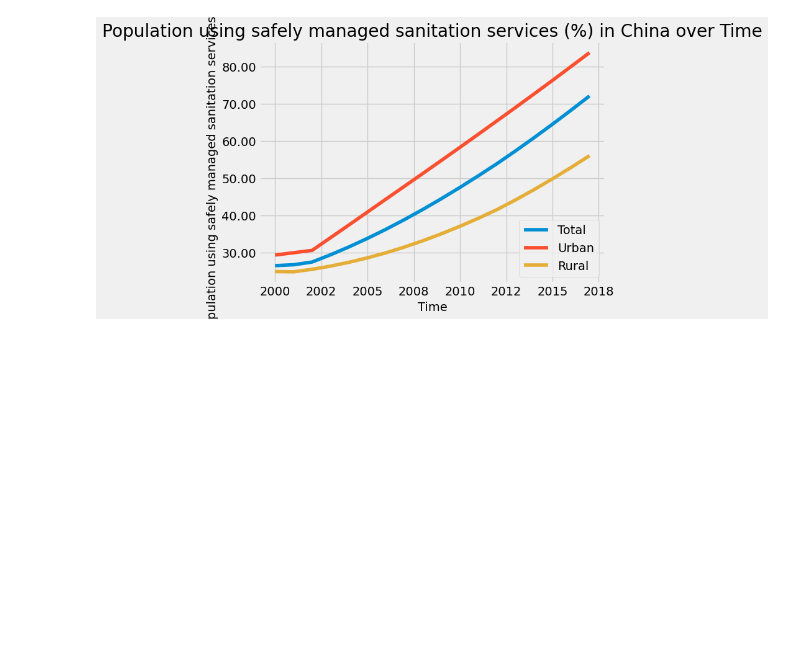
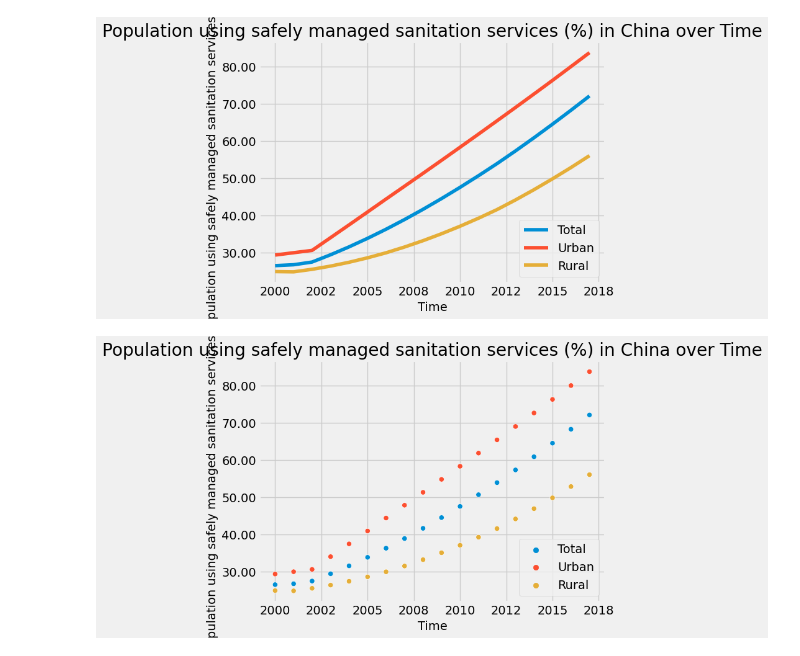
Before and after one commit to violetbi/sds-271-fp, a Jupyter notebook: prototype.ipynb, the cells around one changed output. Drawn from its saved outputs; the diff is of its cells as text; code cells hidden in the pictures; blank space fills up the shorter version.

```diff
--- a/prototype.ipynb
+++ b/prototype.ipynb
@@ -53,6 +53,32 @@ def lineplot(df, location):
     plt.title(f"{df.Indicator[0]} in {location} over Time")
     plt.style.use('fivethirtyeight')
     plt.show()
+
+# scatterplot
+def scatterplot(df, location):
+    mask = df["Location"] == location
+    df_location = df[mask]
+    sns.scatterplot(data=df_location, x='Period', y='First Tooltip', hue = "Dim1")
+    plt.gca().xaxis.set_major_formatter(ticker.StrMethodFormatter("{x:.0f}"))
+    plt.gca().yaxis.set_major_formatter(ticker.StrMethodFormatter("{x:.2f}"))
+    plt.xlabel("Time")
+    plt.ylabel(f"{df.Indicator[0]}")
+    plt.legend(loc = "lower right")
+    plt.title(f"{df.Indicator[0]} in {location} over Time")
+    plt.style.use('fivethirtyeight')
+    plt.show()
+
+# barplot
+def barplot(df, location):
+    mask = df["Location"] == location
+    df_location = df[mask]
+    sns.barplot(data=df_location, x='Dim1', y = "First Tooltip", hue = "Period")
+    plt.xlabel("Time")
+    plt.ylabel(f"{df.Indicator[0]}")
+    plt.legend(loc = "lower right")
+    plt.title(f"{df.Indicator[0]} in {location} over Time")
+    plt.style.use('fivethirtyeight')
+    plt.show()
 # %%
 file_path = "safelySanitization.csv"
 health_data = load_data(file_path)
@@ -74,3 +99,7 @@ No artists with labels found to put in legend.  Note that artists whose label st
 lineplot(health_data, "China")
 # %% [output]
 [figure]
+# %%
+scatterplot(health_data, "China")
+# %% [output]
+[figure, added]
```
Also changed, not shown: parts of 2 cells of this notebook.
